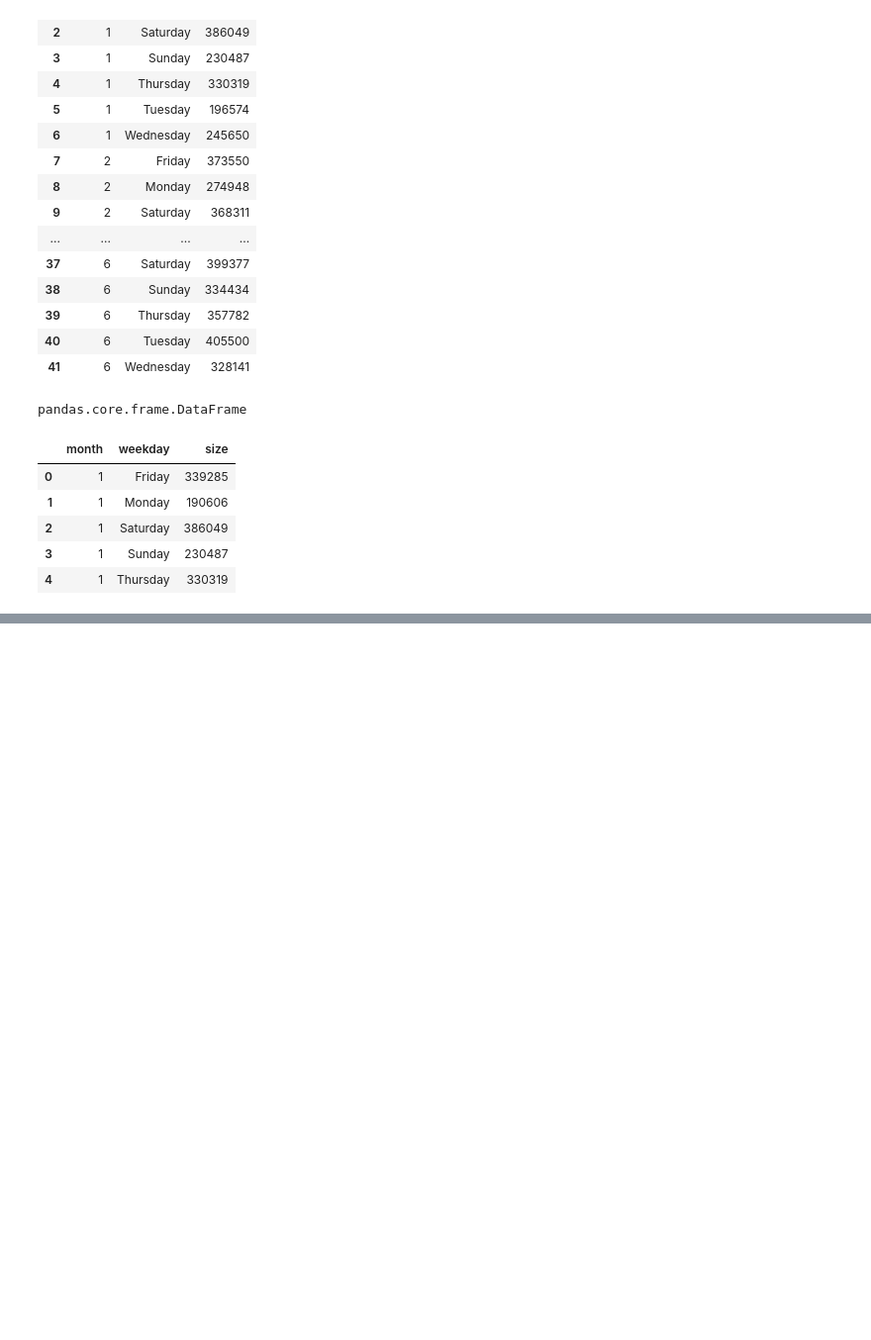
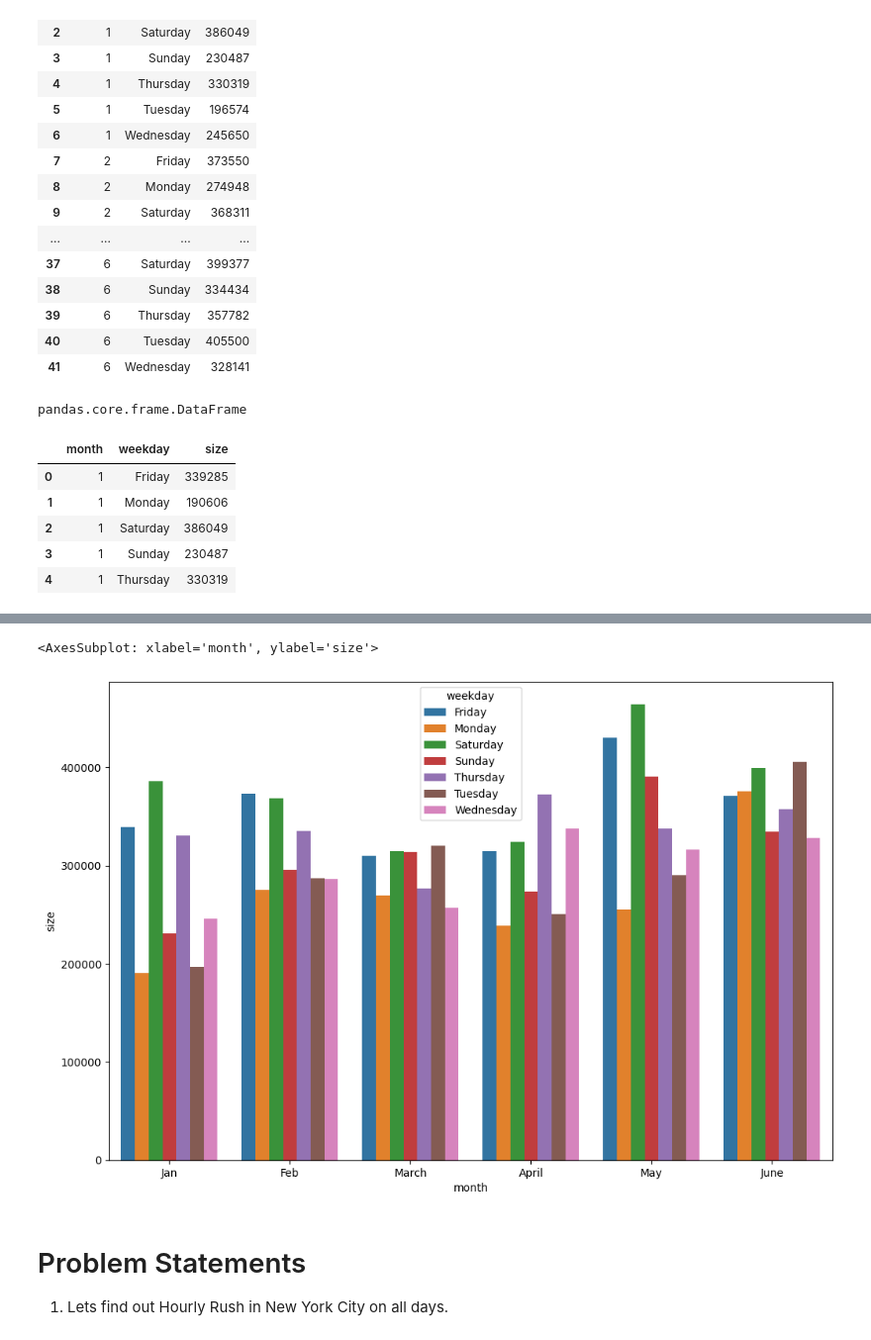
Before and after one commit to Sumetjutha/031_Real_Project_Analysis_Python, a Jupyter notebook: 001_prepare_data.ipynb, the cells around one changed output, grey strips where cells are left out. Shown: that part at 99% size. Drawn from its saved outputs; the diff is of its cells as text; code cells hidden in the pictures; blank space fills up the shorter version.

```diff
--- a/001_prepare_data.ipynb
+++ b/001_prepare_data.ipynb
@@ -245,0 +251,3 @@ temp.head()
+# %%
+# create dictionary
+dict_month = {1:'Jan', 2:'Feb', 3:'March', 4:'April', 5:'May', 6:'June'}
@@ -245,0 +275,3 @@ temp.head()
+# %%
+# keep to variable
+temp['month'] = temp['month'].map(dict_month)
@@ -245,0 +299,11 @@ temp.head()
+# %%
+# plot bar chart
+plt.figure(figsize=(12,8))
+sns.barplot(x = 'month', y = 'size', hue = 'weekday', data = temp)
+# %% [output]
+<AxesSubplot: xlabel='month', ylabel='size'>
+[figure, added]
+# %% [markdown]
+# Problem Statements
+
+1. Lets find out Hourly Rush in New York City on all days.
```
Also changed, not shown: parts of 3 cells of this notebook.
